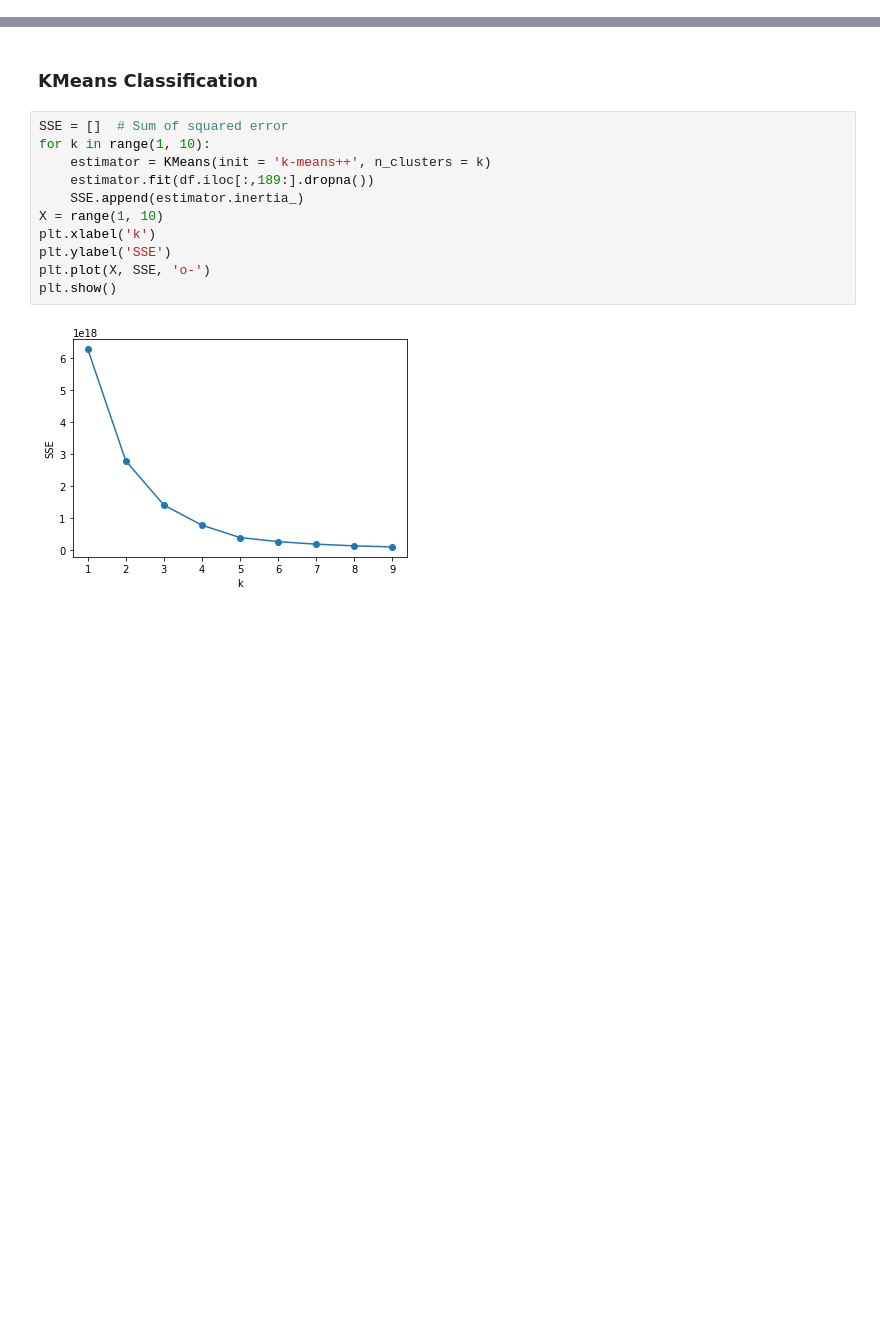
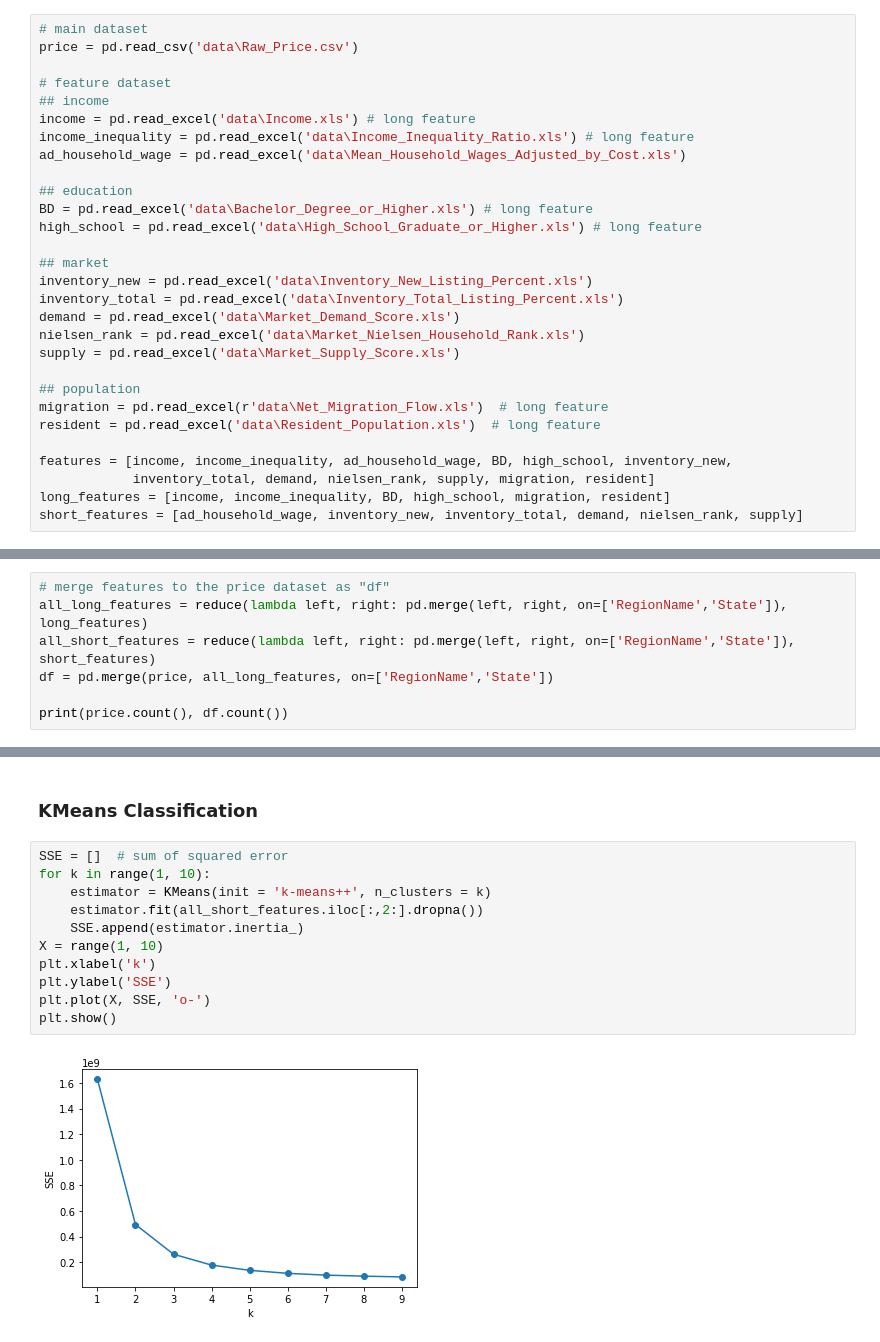
Before and after one commit to Adrianne-Fu/Orie-4741-Project, a Jupyter notebook: midterm code.ipynb, the cells around one changed output, grey strips where cells are left out. Saved outputs shown, nothing was run; the diff lists cells and outputs as text; blank space fills up the shorter version.

```diff
--- a/midterm code.ipynb
+++ b/midterm code.ipynb
@@ -11,4 +6,33 @@ import matplotlib.pyplot as plt
 
 from sklearn.cluster import KMeans
 from sklearn.metrics import silhouette_score
+# %%
+# main dataset
+price = pd.read_csv('data\Raw_Price.csv')
+
+# feature dataset
+## income
+income = pd.read_excel('data\Income.xls') # long feature
+income_inequality = pd.read_excel('data\Income_Inequality_Ratio.xls') # long feature
+ad_household_wage = pd.read_excel('data\Mean_Household_Wages_Adjusted_by_Cost.xls')
+
+## education
+BD = pd.read_excel('data\Bachelor_Degree_or_Higher.xls') # long feature
+high_school = pd.read_excel('data\High_School_Graduate_or_Higher.xls') # long feature
+
+## market
+inventory_new = pd.read_excel('data\Inventory_New_Listing_Percent.xls')
+inventory_total = pd.read_excel('data\Inventory_Total_Listing_Percent.xls')
+demand = pd.read_excel('data\Market_Demand_Score.xls')
+nielsen_rank = pd.read_excel('data\Market_Nielsen_Household_Rank.xls')
+supply = pd.read_excel('data\Market_Supply_Score.xls')
+
+## population
+migration = pd.read_excel(r'data\Net_Migration_Flow.xls')  # long feature
+resident = pd.read_excel('data\Resident_Population.xls')  # long feature
+
+features = [income, income_inequality, ad_household_wage, BD, high_school, inventory_new,
+            inventory_total, demand, nielsen_rank, supply, migration, resident]
+long_features = [income, income_inequality, BD, high_school, migration, resident]
+short_features = [ad_household_wage, inventory_new, inventory_total, demand, nielsen_rank, supply]
 # %%
@@ -51,3 +96,10 @@ Length: 275, dtype: int64
+# %%
+# merge features to the price dataset as "df"
+all_long_features = reduce(lambda left, right: pd.merge(left, right, on=['RegionName','State']), long_features)
+all_short_features = reduce(lambda left, right: pd.merge(left, right, on=['RegionName','State']), short_features)
+df = pd.merge(price, all_long_features, on=['RegionName','State'])
+
+print(price.count(), df.count())
 # %%
 feature_names = df.columns
 for i in range(len(feature_names)):
@@ -114,15 +166,15 @@ plt.tight_layout()
 # %% [markdown]
 ### KMeans Classification
 # %%
-SSE = []  # Sum of squared error
+SSE = []  # sum of squared error
 for k in range(1, 10):
     estimator = KMeans(init = 'k-means++', n_clusters = k)
-    estimator.fit(df.iloc[:,189:].dropna())
+    estimator.fit(all_short_features.iloc[:,2:].dropna())
     SSE.append(estimator.inertia_)
 X = range(1, 10)
 plt.xlabel('k')
 plt.ylabel('SSE')
 plt.plot(X, SSE, 'o-')
 plt.show()
 # %% [output]
-[figure, old version]
+[figure, new version]
```
Also changed, not shown: parts of 11 cells of this notebook.
